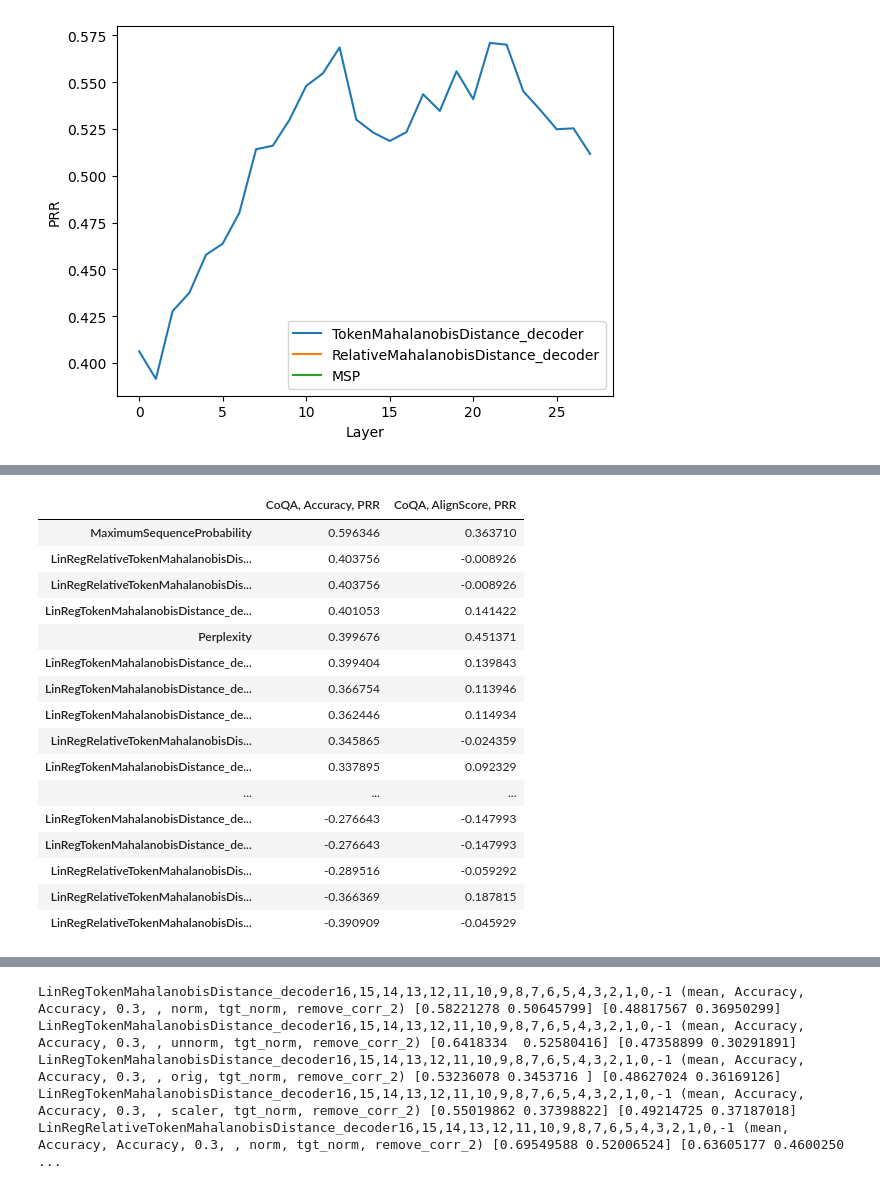
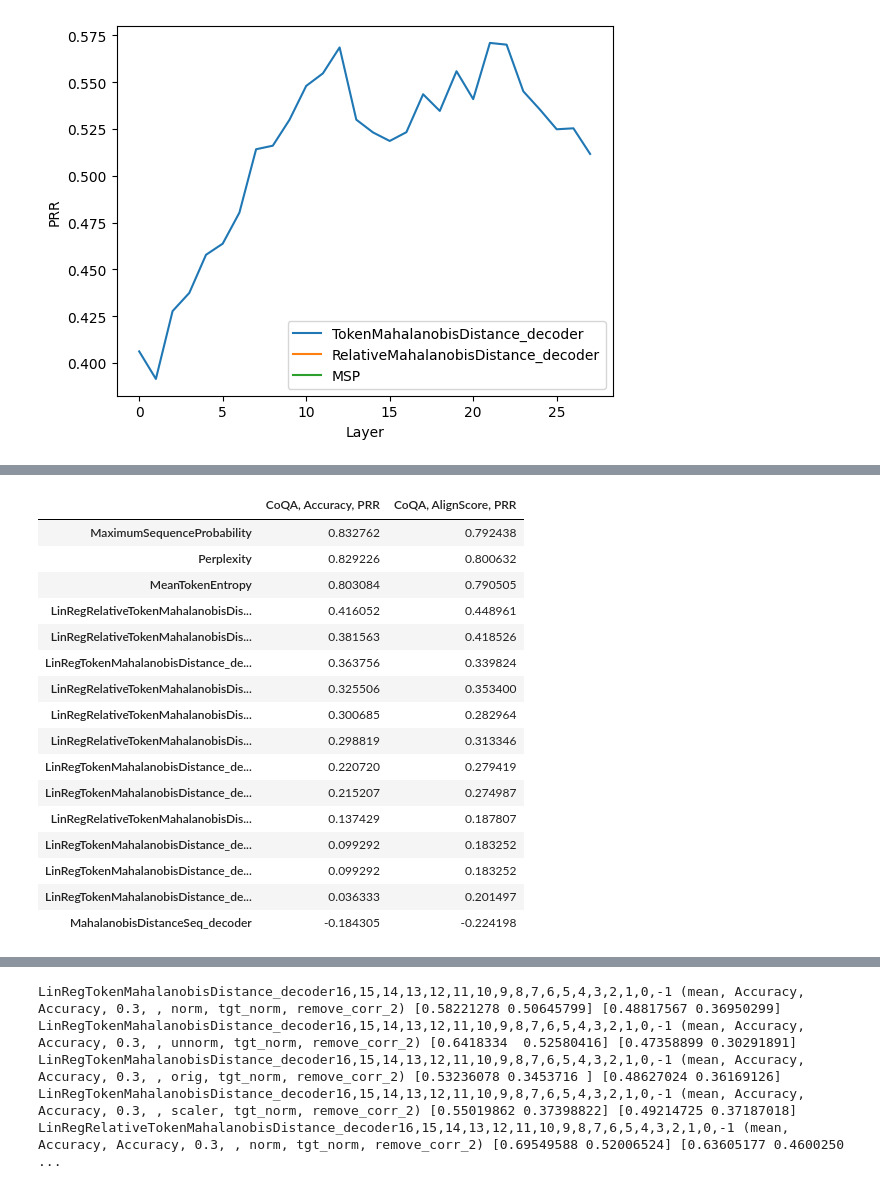
Before and after one commit to ArtemVazh/token_mahalanobis_distance, a Jupyter notebook: notebooks/results.ipynb, the cells around one changed output, grey strips where cells are left out. Cells and saved outputs as stored; diff of their text form; code cells hidden in the pictures.

```diff
--- a/notebooks/results.ipynb
+++ b/notebooks/results.ipynb
@@ -265,7 +426,7 @@ feats = np.arange(train_dists.shape[1])
 removed = np.zeros_like(feats, dtype=bool)
 added = np.zeros_like(feats, dtype=bool)
 
-for f in feats:
+for f in feats[::-1]:
     if removed[f]:
         continue
     added[f] = True
@@ -290,7 +451,7 @@ import scipy
 import scipy.cluster.hierarchy as sch
 
 X_corr = np.corrcoef(train_dists.T)
-d = sch.distance.pdist(X_corr)
+d = sch.distance.pdist(X_corr, metric="cosine")
 L = sch.linkage(d, method='complete')
 clusters = sch.fcluster(L, 0.3*d.max(), 'distance')
 # %%
@@ -333,9 +493,0 @@ features
-# %%
-scores = []
-for i in range(train_dists.shape[-1]):
-    print(get_prr(train_dists[:N, i], train_seq_metrics[len(train_dists):][:N]))
-    scores.append(get_prr(train_dists[:N, i], train_seq_metrics[len(train_dists):][:N]))
-
-weights = np.array(scores)
-weights /= weights.sum()
-print(weights)
@@ -349,10 +505,10 @@ X = np.zeros_like(train_dists)
 for col in range(train_dists.shape[1]):
     X[:, col] = rankdata(train_dists[:, col])
     #X[:, col] /= X[:, col].max()
-X = train_dists
+X = train_dists[:, :]
 #X /= X.max()
 #X = scaler.fit_transform(train_dists)
-N = 50
+N = 250
 #y = 1 - rankdata(train_seq_metrics[len(train_dists):][:N])
 y = 1 - train_seq_metrics[len(train_dists):][:N]
 regressor = Ridge(positive=False)
@@ -501,45 +833,50 @@ COEF: [ 2.0242780e-05 -4.2708678e-05  2.5091099e-04 -3.7918951e-05]
 # %%
 path = "../workdir/output_layers_4/qa/google/gemma-2b/sciq/2024-07-24/12-56-50/ue_manager_seed1"
 path = "../workdir/output_layers_5/qa/google/gemma-2b/sciq/2024-07-24/14-59-35/ue_manager_seed1"
 #path = "../workdir/output_layers_4/qa/google/gemma-2b/['trivia_qa', 'rc.nocontext']/2024-07-24/13-57-18/ue_manager_seed1"
 path = "../workdir/output_layers_5/qa/google/gemma-2b/sciq/2024-07-24/15-30-12/ue_manager_seed1"
 path = "../workdir/output_layers_5/qa/google/gemma-2b/sciq/2024-07-24/16-57-07/ue_manager_seed1"
 path = "../workdir/output_layers_5/qa/google/gemma-2b/sciq/2024-07-24/17-11-48/ue_manager_seed1"
 path = "../workdir/output_layers_5/qa/google/gemma-2b/sciq/2024-07-24/18-28-27/ue_manager_seed1"
 path = "../workdir/output_layers_5/ats/google/gemma-2b/samsum/2024-07-24/19-56-02/ue_manager_seed1"
 path = "../workdir/output_layers_6/qa/google/gemma-7b/sciq/2024-07-24/17-12-33/ue_manager_seed1"
 path = "../workdir/output_layers_5/qa/google/gemma-2b/sciq/2024-07-25/11-17-14/ue_manager_seed1"
 path = "../workdir/output_layers_5/qa/google/gemma-2b/sciq/2024-07-25/12-08-13/ue_manager_seed1"
 path = "../workdir/output_layers_5/ats/google/gemma-2b/xsum/2024-07-25/12-51-21/ue_manager_seed1"
 path = "../workdir/output_layers_5/qa/google/gemma-2b/coqa/2024-07-25/15-12-30/ue_manager_seed1"
+#path = "../workdir/output_layers_9/ats/google/gemma-7b/xsum/2024-07-29/18-25-10/ue_manager_seed1"
+path = "../workdir/output_layers_9/qa/google/gemma-7b/['trivia_qa', 'rc.nocontext']/2024-07-29/18-25-10/ue_manager_seed1"
 
 man = torch.load(path)
 
 metric_names = ['Accuracy', 'AlignScore']
+#metric_names = ['Rouge_rougeL', 'AlignScore']
+
 df = {}
+
 for key in man['metrics'].keys():
     if (key[-1] == 'prr_normalized') and (key[-2] in metric_names):
         scores = df.get(key[1], [])
         scores.append(man['metrics'][key])
         df[key[1]] = scores
 
 df0 = pd.DataFrame(df, index=[f'CoQA, {m}, PRR' for m in metric_names])
 df0.T.sort_values(f"CoQA, {metric_names[-2]}, PRR", ascending=False).style.background_gradient(axis=0)
 # %% [output]
 |  | CoQA, Accuracy, PRR | CoQA, AlignScore, PRR |
-| MaximumSequenceProbability | 0.596346 | 0.363710 |
-| LinRegRelativeTokenMahalanobisDis... | 0.403756 | -0.008926 |
-| LinRegRelativeTokenMahalanobisDis... | 0.403756 | -0.008926 |
-| LinRegTokenMahalanobisDistance_de... | 0.401053 | 0.141422 |
-| Perplexity | 0.399676 | 0.451371 |
-| LinRegTokenMahalanobisDistance_de... | 0.399404 | 0.139843 |
-| LinRegTokenMahalanobisDistance_de... | 0.366754 | 0.113946 |
-| LinRegTokenMahalanobisDistance_de... | 0.362446 | 0.114934 |
-| LinRegRelativeTokenMahalanobisDis... | 0.345865 | -0.024359 |
-| LinRegTokenMahalanobisDistance_de... | 0.337895 | 0.092329 |
-| ... | ... | ... |
-| LinRegTokenMahalanobisDistance_de... | -0.276643 | -0.147993 |
-| LinRegTokenMahalanobisDistance_de... | -0.276643 | -0.147993 |
-| LinRegRelativeTokenMahalanobisDis... | -0.289516 | -0.059292 |
-| LinRegRelativeTokenMahalanobisDis... | -0.366369 | 0.187815 |
-| LinRegRelativeTokenMahalanobisDis... | -0.390909 | -0.045929 |
+| MaximumSequenceProbability | 0.832762 | 0.792438 |
+| Perplexity | 0.829226 | 0.800632 |
+| MeanTokenEntropy | 0.803084 | 0.790505 |
+| LinRegRelativeTokenMahalanobisDis... | 0.416052 | 0.448961 |
+| LinRegRelativeTokenMahalanobisDis... | 0.381563 | 0.418526 |
+| LinRegTokenMahalanobisDistance_de... | 0.363756 | 0.339824 |
+| LinRegRelativeTokenMahalanobisDis... | 0.325506 | 0.353400 |
+| LinRegRelativeTokenMahalanobisDis... | 0.300685 | 0.282964 |
+| LinRegRelativeTokenMahalanobisDis... | 0.298819 | 0.313346 |
+| LinRegTokenMahalanobisDistance_de... | 0.220720 | 0.279419 |
+| LinRegTokenMahalanobisDistance_de... | 0.215207 | 0.274987 |
+| LinRegRelativeTokenMahalanobisDis... | 0.137429 | 0.187807 |
+| LinRegTokenMahalanobisDistance_de... | 0.099292 | 0.183252 |
+| LinRegTokenMahalanobisDistance_de... | 0.099292 | 0.183252 |
+| LinRegTokenMahalanobisDistance_de... | 0.036333 | 0.201497 |
+| MahalanobisDistanceSeq_decoder | -0.184305 | -0.224198 |
```
Also changed, not shown: parts of 49 cells of this notebook, 1 other file.
